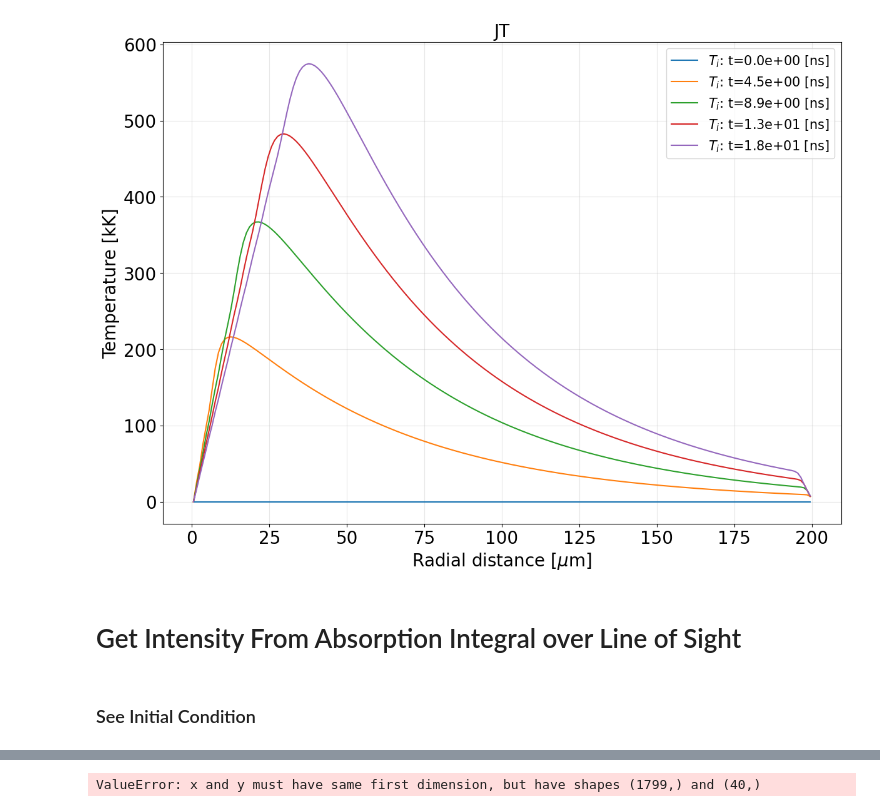
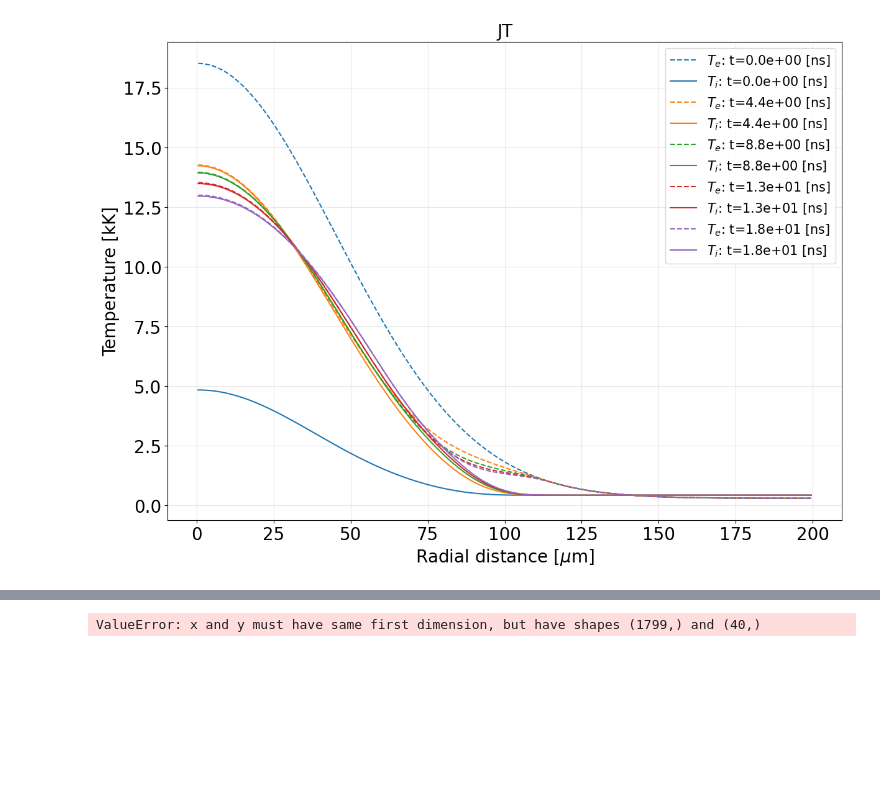
Before and after one commit to MurilloGroupMSU/Two-Temperature-Model, a Jupyter notebook: Xenon_Hydro_with_Absorption.ipynb, the cells around one changed output, grey strips where cells are left out. Saved outputs shown, nothing was run; the diff lists cells and outputs as text; code cells hidden in the pictures; blank space fills up the shorter version.

```diff
--- a/Xenon_Hydro_with_Absorption.ipynb
+++ b/Xenon_Hydro_with_Absorption.ipynb
@@ -32,0 +35,12 @@ HTML("""
+# %%
+grid  = Cylindrical_Grid(200e-6, N=200)
+Z, A = 54, 131
+n0 = 1.25e20 *1e6
+
+dih_file = "/home/zach/plasma/TTM/data/Xe5bar_DIH_profile_data.txt"
+
+model_kwargs = {'gas_name':'Xenon', 'model':"SMT", 'ion_temperature_model':'MD','ion_temperature_file':dih_file,
+                'electron_temperature_model':'gaussian','Te_experiment_is_peak':True, 'super_gaussian_power':1}
+
+Xe_data = read_csv("./data/experimental_data/Xe_5bar_Te.txt", delim_whitespace=True, header=1)
+Xe_FWHM_data = read_csv("./data/experimental_data/Xe_5bar_FWHM.txt", delim_whitespace=True, header=1)
@@ -101,38 +158,34 @@ def plot_temp_profiles(ttm, plot_times = None, ax = None, title='', normalized=F
     plot_idx = 0
     for plot_idx, ti in enumerate(plot_times):
         t = ttm.t_saved_list[ti]
         if normalized==True:
             ax.plot(grid.cell_centers*1e6, ttm.Te_list[ti][:-1]/ttm.Te_list[ti][0], '--', color=colors[plot_idx], label=f"$T_e$: t={t*1e9:.1e} [ns]")
             ax.plot(grid.cell_centers*1e6, ttm.Ti_list[ti][:-1]/ttm.Ti_list[ti][0], '-' , color=colors[plot_idx], label=f"$T_i$: t={t*1e9:.1e} [ns]")
         else:
-#             ax.plot(grid.cell_centers*1e6, ttm.Te_list[ti][:-1]*1e-3, '--', color=colors[plot_idx], label=f"$T_e$: t={t*1e9:.1e} [ns]")
-#             ax.plot(grid.cell_centers*1e6, ttm.Ti_list[ti][:-1]*1e-3, '-' , color=colors[plot_idx], label=f"$T_i$: t={t*1e9:.1e} [ns]")
-            ax.plot(grid.cell_centers*1e6, ttm.v_list[ti][:-1], '-' , color=colors[plot_idx], label=f"$T_i$: t={t*1e9:.1e} [ns]")
+            ax.plot(grid.cell_centers*1e6, ttm.Te_list[ti][:-1]*1e-3, '--', color=colors[plot_idx], label=f"$T_e$: t={t*1e9:.1e} [ns]")
+            ax.plot(grid.cell_centers*1e6, ttm.Ti_list[ti][:-1]*1e-3, '-' , color=colors[plot_idx], label=f"$T_i$: t={t*1e9:.1e} [ns]")
+#             ax.plot(grid.cell_centers*1e6, ttm.v_list[ti][:-1], '-' , color=colors[plot_idx], label=f"$T_i$: t={t*1e9:.1e} [ns]")
 #             ax.plot(grid.cell_centers*1e6, (ttm.n__list[ti][:-1])/(ttm.n_i_list[ti][:-1]), '.', color=colors[plot_idx], label=f"$T_e$: t={t*1e9:.1e} [ns]")
 #             ax.plot(grid.cell_centers*1e6, (ttm.Te_list[ti][1:])-(ttm.Te_list[ti][:-1]), '.', color=colors[plot_idx], label=f"$T_e$: t={t*1e9:.1e} [ns]")
 #             ax.plot(grid.cell_centers*1e6, (ttm.Ti_list[ti][1:])-(ttm.Ti_list[ti][:-1]), '.', color=colors[plot_idx], label=f"$T_e$: t={t*1e9:.1e} [ns]")
 
         # plot_idx += 1
 
 
     # Plot settings
     ax.set_xlabel(r"Radial distance [$\mu$m]",fontsize=20)
     ax.set_ylabel("Temperature [kK]",fontsize=20)
     ax.tick_params(labelsize=20)
 #     ax.set_xlim(55,85)
 #     ax.set_ylim(0,3)
 #     ax.set_yscale('log')
     ax.legend(fontsize=15)
     ax.grid(alpha = 0.3)
     ax.set_title(title, fontsize=20)
 
 
 fig, ax = plt.subplots(1,1, figsize=(14,10),facecolor='w')
 ax = np.array([ax])
 plot_temp_profiles(ttm, ax = ax[0], title='JT', normalized=False, plot_times=None)#[12,13,14])
 # %% [output]
-[figure, old version]
+[figure, new version]
-# %% [markdown]
-# Get Intensity From Absorption Integral over Line of Sight
-# %% [markdown]
-### See Initial Condition
```
Also changed, not shown: parts of 23 cells of this notebook, 1 other file.
